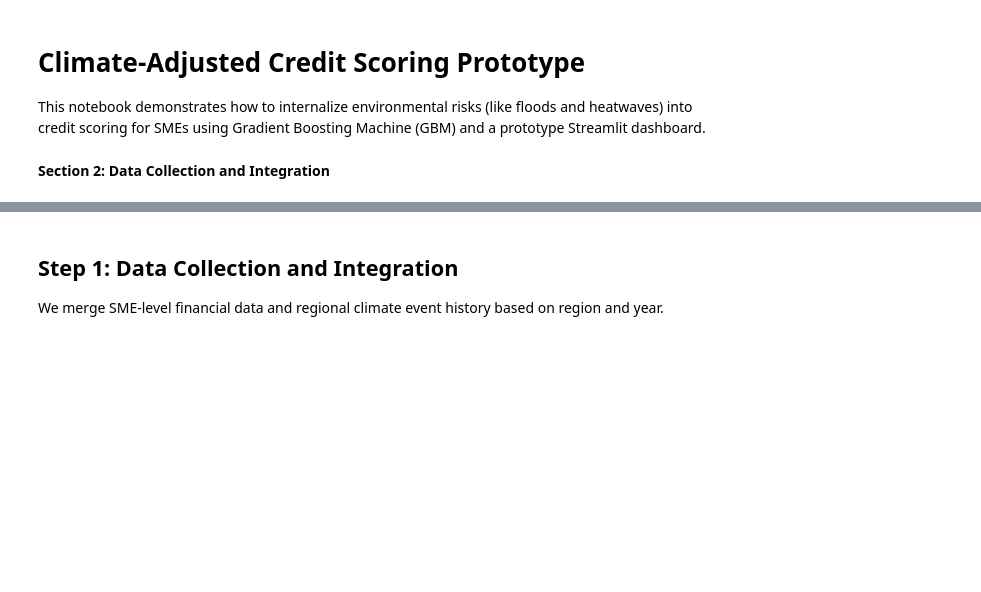
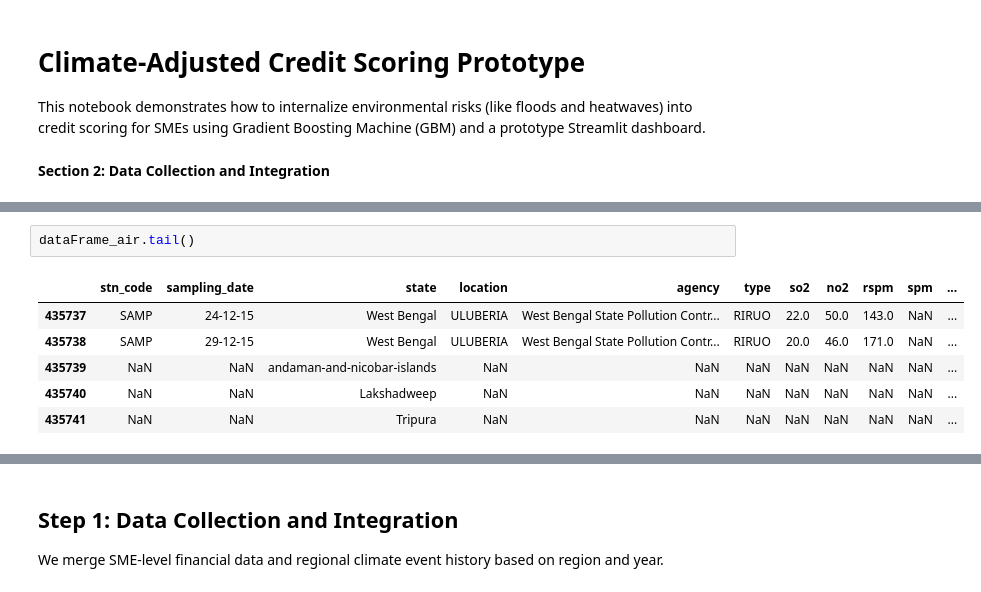
Before and after one commit to yastika/MscFE_Capstone, a Jupyter notebook: Climate_FinTech_Solution_Internalizing_Environmental_Risks_into_Financial_Models.ipynb, the cells around one changed output, grey strips where cells are left out. Saved outputs shown, nothing was run; the diff lists cells and outputs as text; blank space fills up the shorter version.

```diff
--- a/Climate_FinTech_Solution_Internalizing_Environmental_Risks_into_Financial_Models.ipynb
+++ b/Climate_FinTech_Solution_Internalizing_Environmental_Risks_into_Financial_Models.ipynb
@@ -9,0 +98,9 @@ This notebook demonstrates how to internalize environmental risks (like floods a
+# %%
+dataFrame_air.tail()
+# %% [output]
+|  | stn_code | sampling_date | state | location | agency | type | so2 | no2 | rspm | spm | ... |
+| 435737 | SAMP | 24-12-15 | West Bengal | ULUBERIA | West Bengal State Pollution Contr... | RIRUO | 22.0 | 50.0 | 143.0 | NaN | ... |
+| 435738 | SAMP | 29-12-15 | West Bengal | ULUBERIA | West Bengal State Pollution Contr... | RIRUO | 20.0 | 46.0 | 171.0 | NaN | ... |
+| 435739 | NaN | NaN | andaman-and-nicobar-islands | NaN | NaN | NaN | NaN | NaN | NaN | NaN | ... |
+| 435740 | NaN | NaN | Lakshadweep | NaN | NaN | NaN | NaN | NaN | NaN | NaN | ... |
+| 435741 | NaN | NaN | Tripura | NaN | NaN | NaN | NaN | NaN | NaN | NaN | ... |
```
Also changed, not shown: parts of 13 cells of this notebook.
